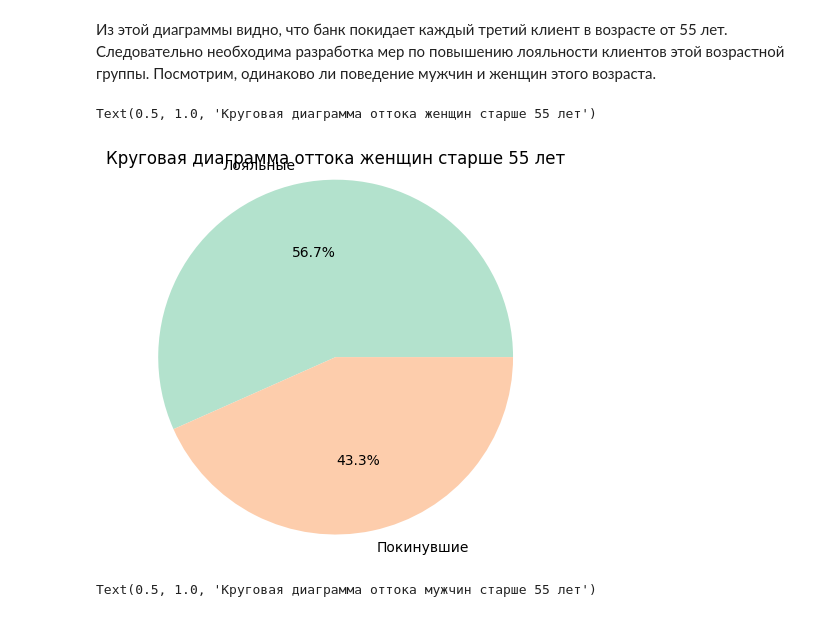
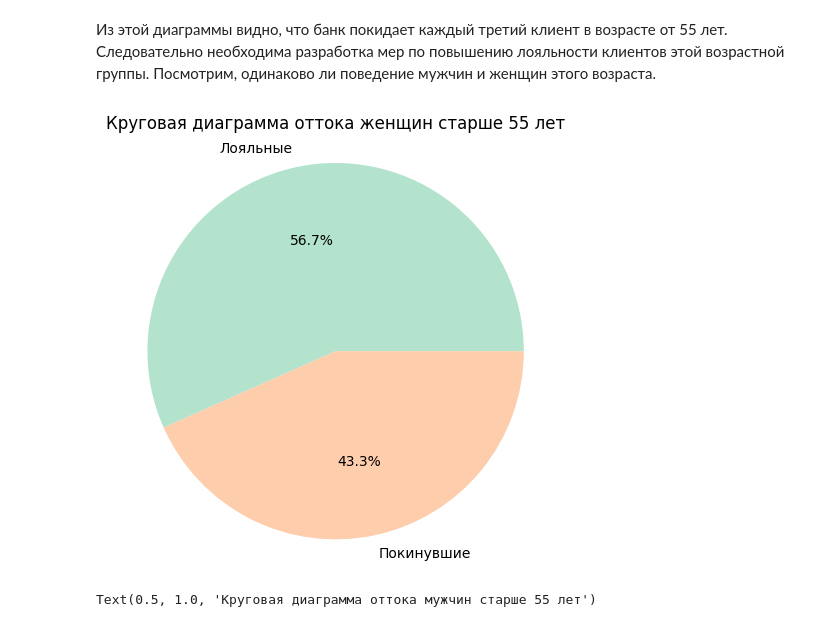
Before and after one commit to Raoufmamedov/various_studies, a Jupyter notebook: Churn study.ipynb, the cells around one changed output. Cells and saved outputs as stored; diff of their text form; code cells hidden in the pictures.

```diff
--- a/Churn study.ipynb
+++ b/Churn study.ipynb
@@ -522,14 +514,15 @@ plt.show()
 # %%
 churn_df55f=churn_df.query('Age>55 & Gender==0.0') # Женщины старше 55
 churn55f=churn_df55f.groupby('Exited').Exited.count()# Отток женщин старше 55
 plt.pie(churn55f, labels=['Лояльные', 'Покинувшие'],
         colors=sns.color_palette('Pastel2'),
         autopct='%.1f%%',
-        radius=1.2)
+        radius=1.1)
 plt.title("Круговая диаграмма оттока женщин старше 55 лет")
+plt.tight_layout()
+plt.show()
 # %% [output]
-Text(0.5, 1.0, 'Круговая диаграмма оттока женщин старше 55 лет')
-[figure, old version]
+[figure, new version]
 # %%
 churn_df55m=churn_df.query('Age>55 & Gender==1.0') # Женщины старше 55
 churn55m=churn_df55m.groupby('Exited').Exited.count()# Отток женщин старше 55
```
Also changed, not shown: parts of 20 cells of this notebook.
